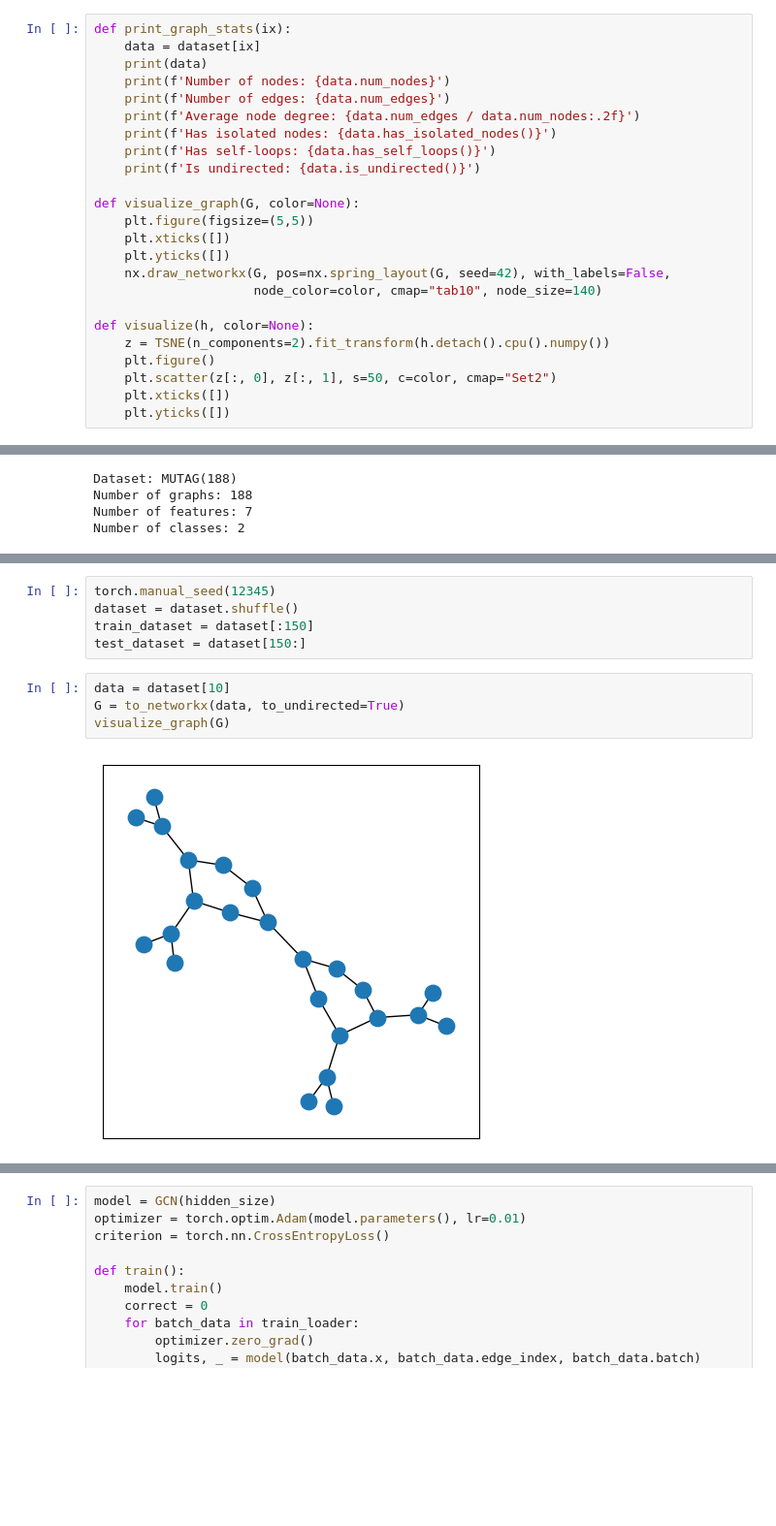
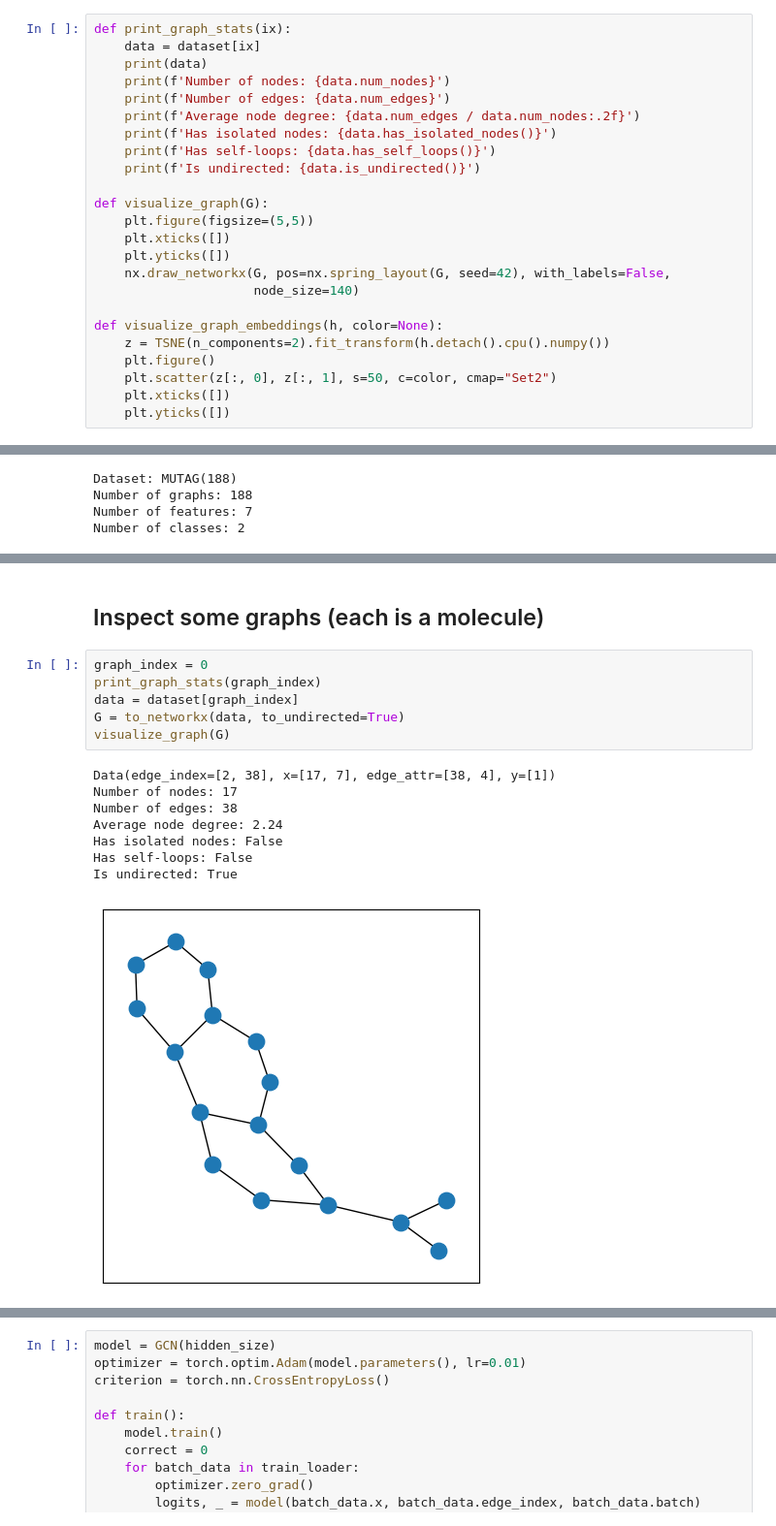
Before and after one commit to frogstar-world-b/Graph-NNs, a Jupyter notebook: graph_classification/Graph_Classification.ipynb, the cells around one changed output, grey strips where cells are left out. Shown at 97% size. Saved outputs shown, nothing was run; the diff lists cells and outputs as text; blank space fills up the shorter version.

```diff
--- a/graph_classification/Graph_Classification.ipynb
+++ b/graph_classification/Graph_Classification.ipynb
@@ -35,14 +44,14 @@ def print_graph_stats(ix):
     print(f'Has self-loops: {data.has_self_loops()}')
     print(f'Is undirected: {data.is_undirected()}')
 
-def visualize_graph(G, color=None):
+def visualize_graph(G):
     plt.figure(figsize=(5,5))
     plt.xticks([])
     plt.yticks([])
     nx.draw_networkx(G, pos=nx.spring_layout(G, seed=42), with_labels=False,
-                     node_color=color, cmap="tab10", node_size=140)
+                     node_size=140)
 
-def visualize(h, color=None):
+def visualize_graph_embeddings(h, color=None):
     z = TSNE(n_components=2).fit_transform(h.detach().cpu().numpy())
     plt.figure()
     plt.scatter(z[:, 0], z[:, 1], s=50, c=color, cmap="Set2")
@@ -73,11 +74,17 @@ Is undirected: True
-# %%
-torch.manual_seed(12345)
-dataset = dataset.shuffle()
-train_dataset = dataset[:150]
-test_dataset = dataset[150:]
+# %% [markdown]
+## Inspect some graphs (each is a molecule)
 # %%
-data = dataset[10]
+graph_index = 0
+print_graph_stats(graph_index)
+data = dataset[graph_index]
 G = to_networkx(data, to_undirected=True)
 visualize_graph(G)
 # %% [output]
+Data(edge_index=[2, 38], x=[17, 7], edge_attr=[38, 4], y=[1])
+Number of nodes: 17
+Number of edges: 38
+Average node degree: 2.24
+Has isolated nodes: False
+Has self-loops: False
+Is undirected: True
-[figure, old version]
+[figure, new version]
```
Also changed, not shown: parts of 33 cells of this notebook, 2 other files.
